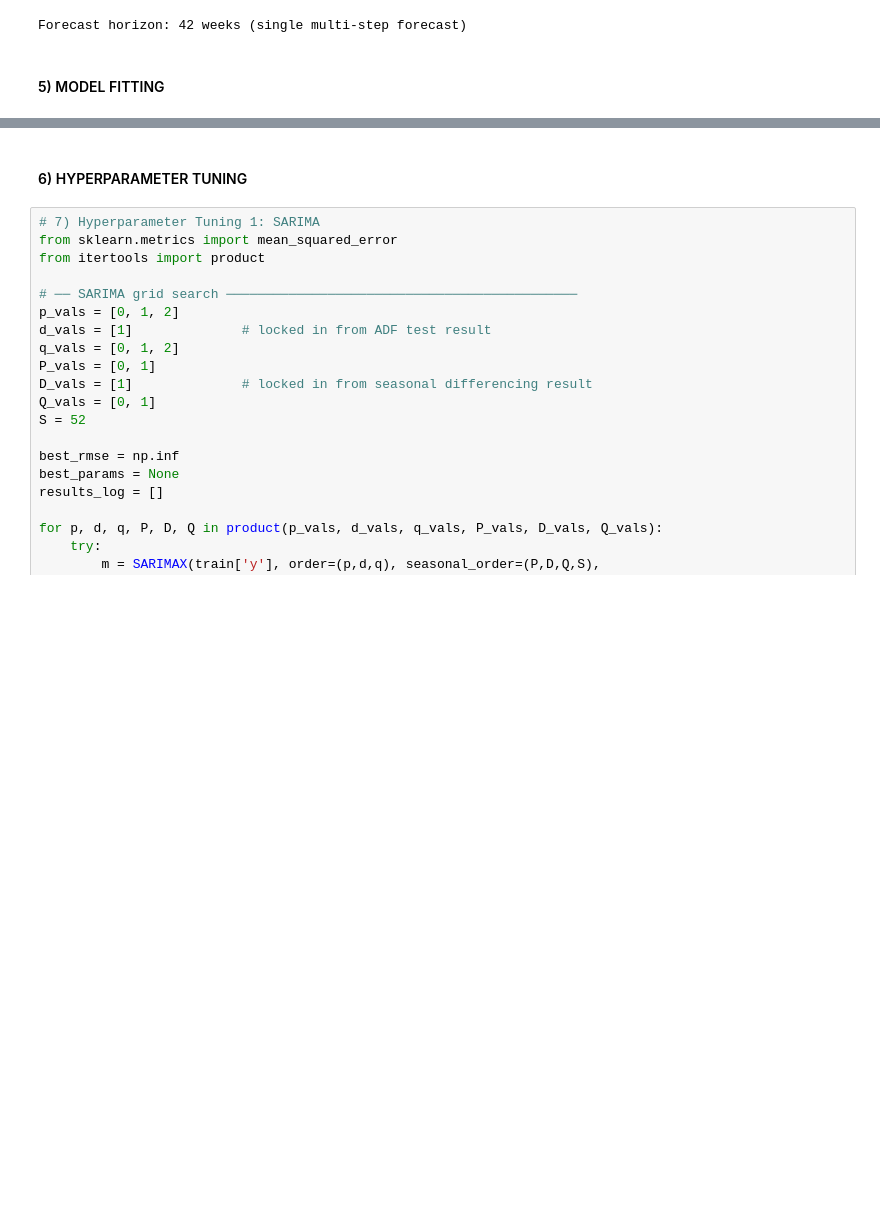
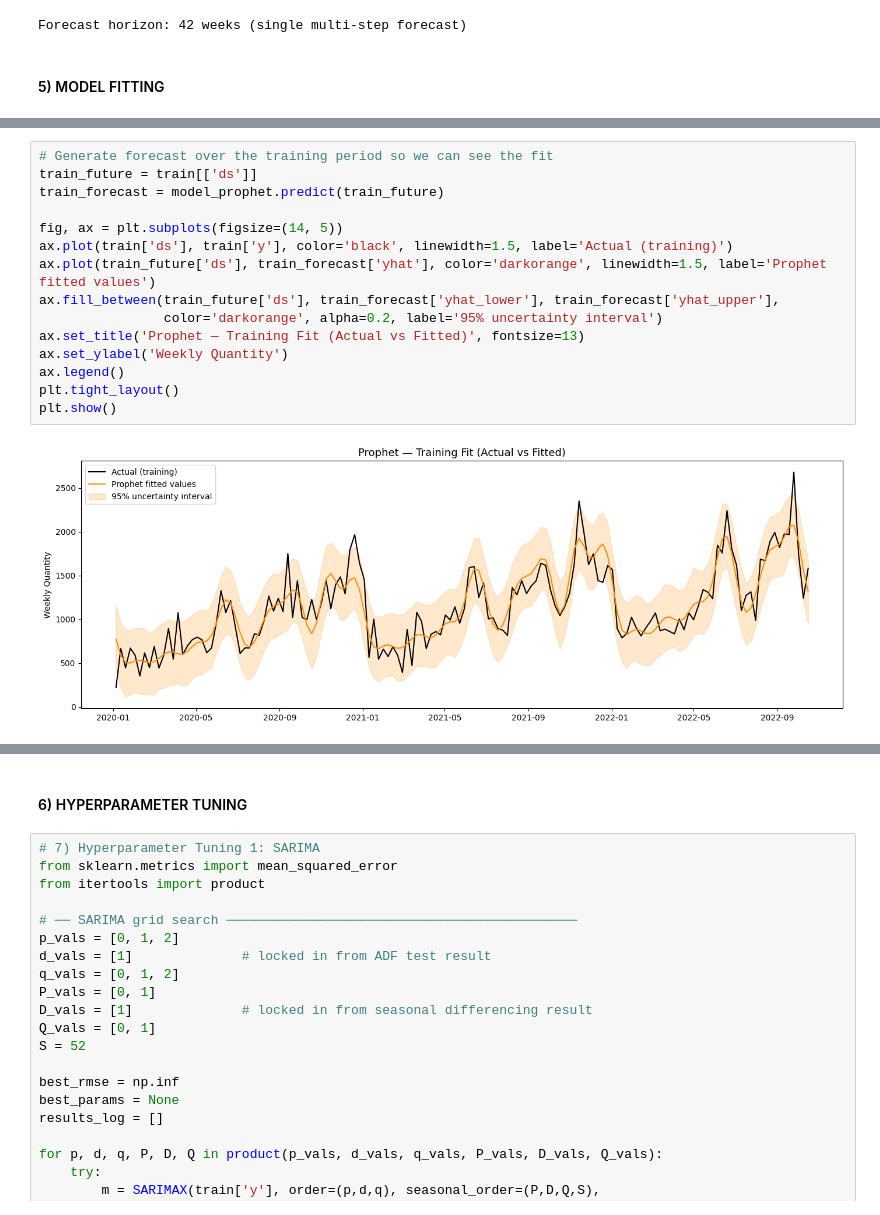
Before and after one commit to salsabilaoktanio/FYP_SALSABILA, a Jupyter notebook: ModellingPhase.ipynb, the cells around one changed output, grey strips where cells are left out. Drawn from its saved outputs; the diff is of its cells as text; blank space fills up the shorter version.

```diff
--- a/ModellingPhase.ipynb
+++ b/ModellingPhase.ipynb
@@ -186 +186,18 @@ print("Prophet fitted on training data.")
 Prophet fitted on training data.
+# %%
+# Generate forecast over the training period so we can see the fit
+train_future = train[['ds']]
+train_forecast = model_prophet.predict(train_future)
+
+fig, ax = plt.subplots(figsize=(14, 5))
+ax.plot(train['ds'], train['y'], color='black', linewidth=1.5, label='Actual (training)')
+ax.plot(train_future['ds'], train_forecast['yhat'], color='darkorange', linewidth=1.5, label='Prophet fitted values')
+ax.fill_between(train_future['ds'], train_forecast['yhat_lower'], train_forecast['yhat_upper'],
+                color='darkorange', alpha=0.2, label='95% uncertainty interval')
+ax.set_title('Prophet — Training Fit (Actual vs Fitted)', fontsize=13)
+ax.set_ylabel('Weekly Quantity')
+ax.legend()
+plt.tight_layout()
+plt.show()
+# %% [output]
+[figure, added]
```
Also changed, not shown: parts of 4 cells of this notebook.
